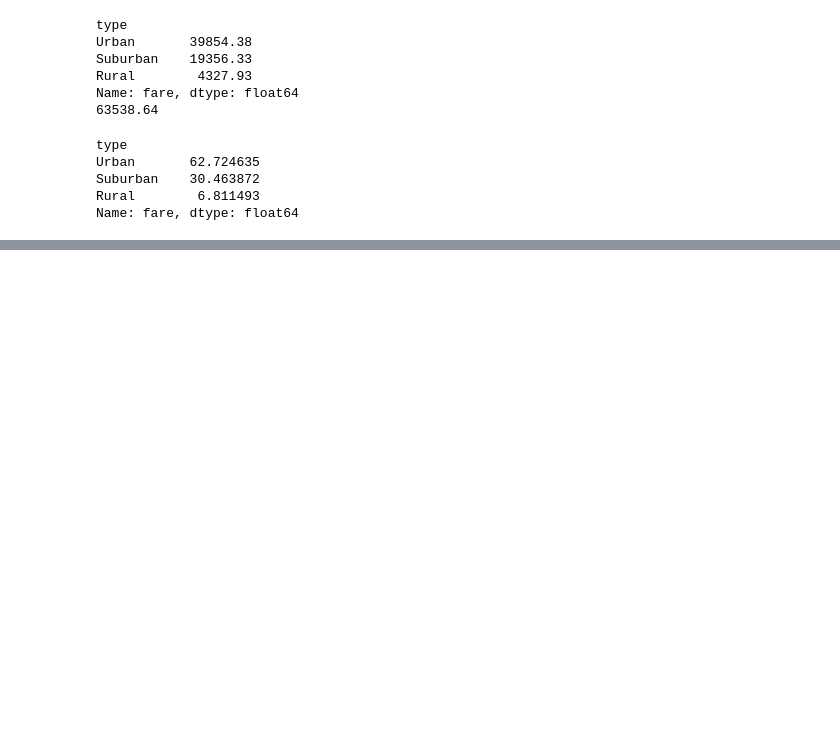
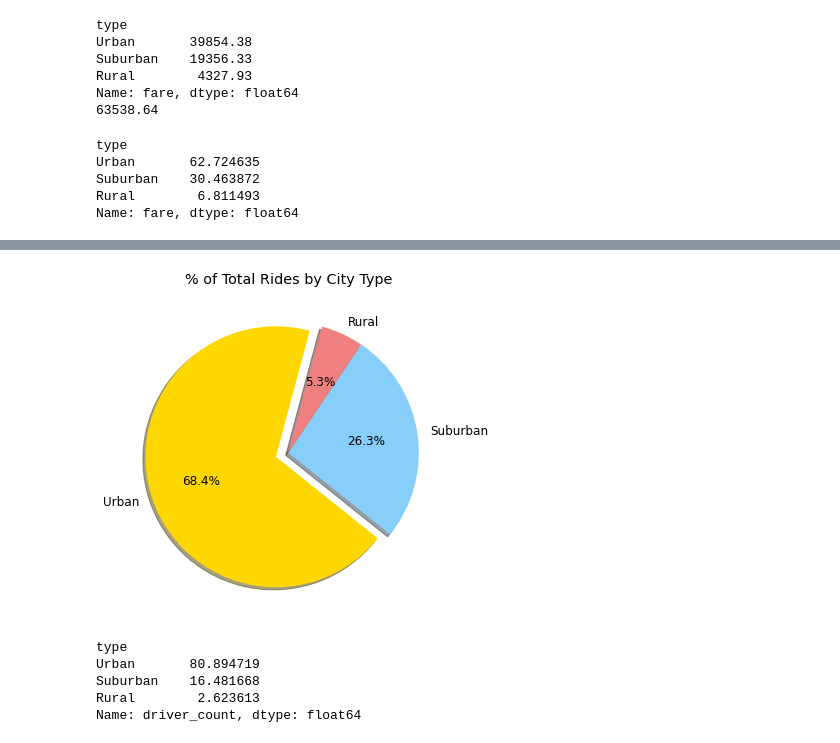
Before and after one commit to frankiebones/PyBer_Analysis, a Jupyter notebook: Pyber.ipynb, the cells around one changed output, grey strips where cells are left out. Cells and saved outputs as stored; diff of their text form; code cells hidden in the pictures; blank space fills up the shorter version.

```diff
--- a/Pyber.ipynb
+++ b/Pyber.ipynb
@@ -633,0 +645,32 @@ plt.show()
+# %%
+# build percentage rides by city type pie chart
+plt.subplots(figsize=(10, 6))
+plt.pie(ride_percents,
+        labels=["Urban", "Suburban", "Rural"],
+        colors=["gold", "lightskyblue", "lightcoral"],
+        explode=[0.1, 0, 0],
+        autopct='%1.1f%%',
+        shadow=True,
+        startangle=75)
+
+plt.title("% of Total Rides by City Type")
+
+# Change the default font size from 10 to 14.
+mpl.rcParams['font.size'] = 12
+
+# Save Figure
+plt.savefig("analysis/Fig6.png")
+
+plt.show()
+# %% [output]
+[figure, added]
+# %%
+driver_percents = 100 * city_data_df.groupby(["type"]).sum()["driver_count"].sort_values(ascending=False) / city_data_df["driver_count"].sum()
+
+driver_percents
+# %% [output]
+type
+Urban       80.894719
+Suburban    16.481668
+Rural        2.623613
+Name: driver_count, dtype: float64
```
Also changed, not shown: parts of 3 cells of this notebook, 3 other files.
